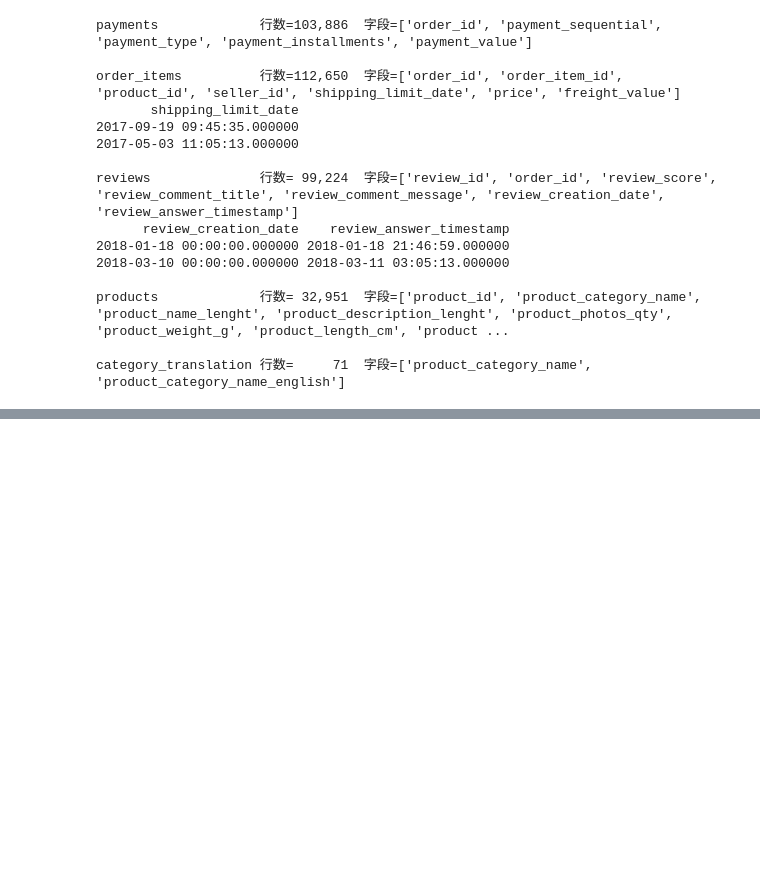
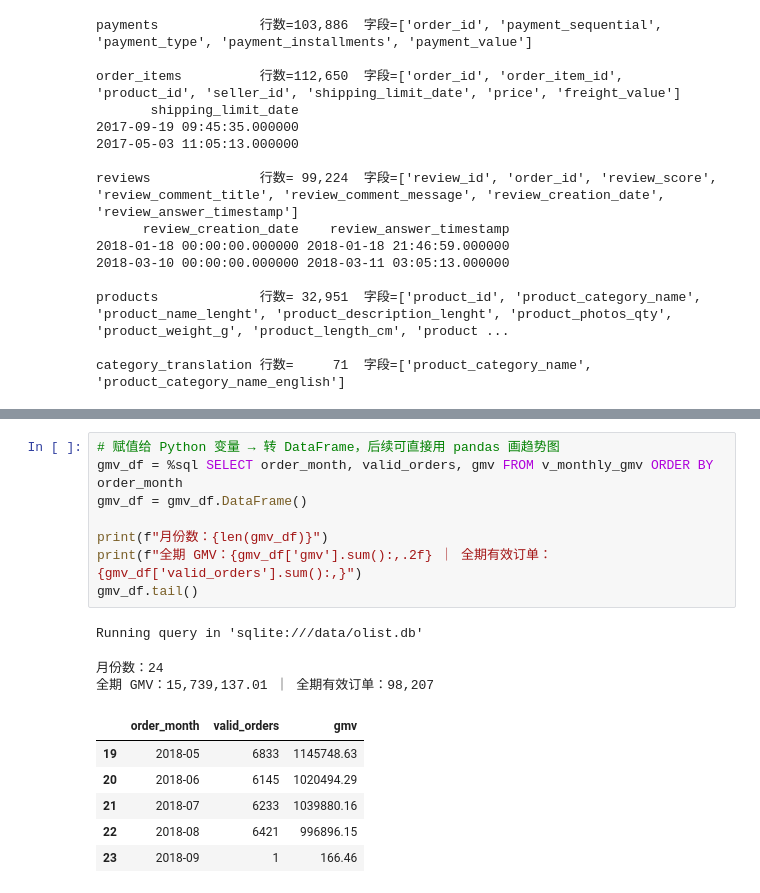
Before and after one commit to cyin81506-a11y/olist-ecommerce-sql-analysis, a Jupyter notebook: main_analysis.ipynb, the cells around one changed output, grey strips where cells are left out. Drawn from its saved outputs; the diff is of its cells as text; blank space fills up the shorter version.

```diff
--- a/main_analysis.ipynb
+++ b/main_analysis.ipynb
@@ -235,0 +453,18 @@ category_translation 行数=     71  字段=['product_category_name', 'product_c
+# %%
+# 赋值给 Python 变量 → 转 DataFrame，后续可直接用 pandas 画趋势图
+gmv_df = %sql SELECT order_month, valid_orders, gmv FROM v_monthly_gmv ORDER BY order_month
+gmv_df = gmv_df.DataFrame()
+
+print(f"月份数：{len(gmv_df)}")
+print(f"全期 GMV：{gmv_df['gmv'].sum():,.2f} ｜ 全期有效订单：{gmv_df['valid_orders'].sum():,}")
+gmv_df.tail()
+# %% [output]
+Running query in 'sqlite:///data/olist.db'
+月份数：24
+全期 GMV：15,739,137.01 ｜ 全期有效订单：98,207
+|  | order_month | valid_orders | gmv |
+| 19 | 2018-05 | 6833 | 1145748.63 |
+| 20 | 2018-06 | 6145 | 1020494.29 |
+| 21 | 2018-07 | 6233 | 1039880.16 |
+| 22 | 2018-08 | 6421 | 996896.15 |
+| 23 | 2018-09 | 1 | 166.46 |
```
Also changed, not shown: parts of 10 cells of this notebook, 1 other file.
